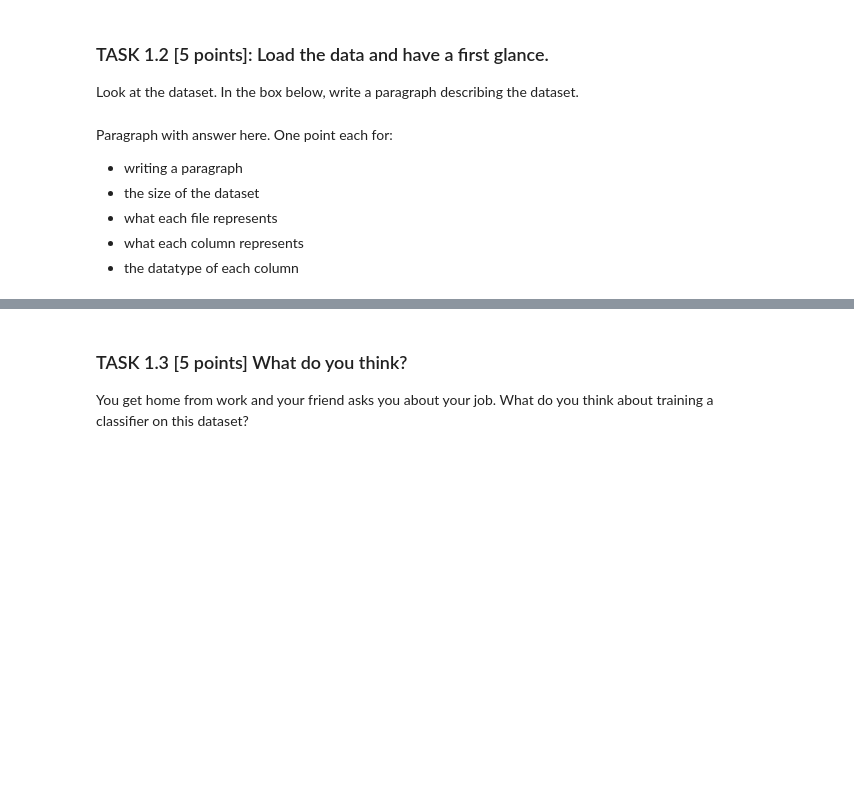
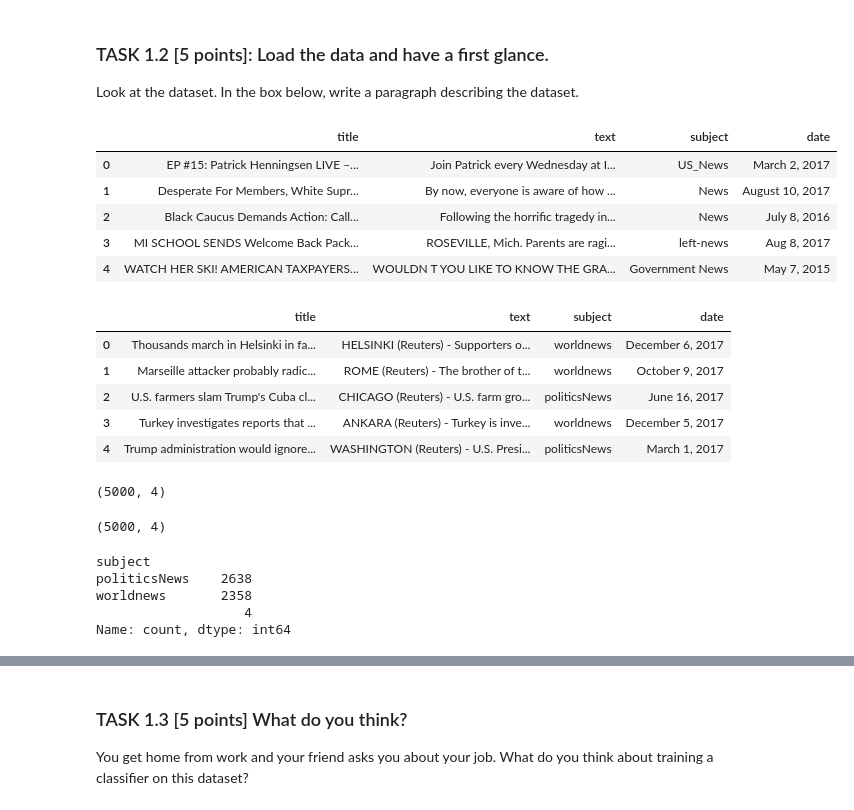
Before and after one commit to cooldeath49/CMSC320, a Jupyter notebook: hw6/HW6.ipynb, the cells around one changed output, grey strips where cells are left out. Drawn from its saved outputs; the diff is of its cells as text; code cells hidden in the pictures; blank space fills up the shorter version.

```diff
--- a/hw6/HW6.ipynb
+++ b/hw6/HW6.ipynb
@@ -28,7 +29,34 @@ Look at the dataset. In the box below, write a paragraph describing the dataset.
-# %% [markdown]
-Paragraph with answer here. One point each for:
-- writing a paragraph
-- the size of the dataset
-- what each file represents
-- what each column represents
-- the datatype of each column
+# %%
+import pandas as pd
+import numpy
+
+fake_df = pd.read_csv("fake.csv")
+real_df = pd.read_csv("real.csv")
+
+display(fake_df.head())
+display(real_df.head())
+
+display(fake_df.shape)
+display(real_df.shape)
+
+real_df["subject"].value_counts()
+# %% [output]
+|  | title | text | subject | date |
+| 0 | EP #15: Patrick Henningsen LIVE –... | Join Patrick every Wednesday at I... | US_News | March 2, 2017 |
+| 1 | Desperate For Members, White Supr... | By now, everyone is aware of how ... | News | August 10, 2017 |
+| 2 | Black Caucus Demands Action: Call... | Following the horrific tragedy in... | News | July 8, 2016 |
+| 3 | MI SCHOOL SENDS Welcome Back Pack... | ROSEVILLE, Mich. Parents are ragi... | left-news | Aug 8, 2017 |
+| 4 | WATCH HER SKI! AMERICAN TAXPAYERS... | WOULDN T YOU LIKE TO KNOW THE GRA... | Government News | May 7, 2015 |
+|  | title | text | subject | date |
+| 0 | Thousands march in Helsinki in fa... | HELSINKI (Reuters) - Supporters o... | worldnews | December 6, 2017 |
+| 1 | Marseille attacker probably radic... | ROME (Reuters) - The brother of t... | worldnews | October 9, 2017 |
+| 2 | U.S. farmers slam Trump's Cuba cl... | CHICAGO (Reuters) - U.S. farm gro... | politicsNews | June 16, 2017 |
+| 3 | Turkey investigates reports that ... | ANKARA (Reuters) - Turkey is inve... | worldnews | December 5, 2017 |
+| 4 | Trump administration would ignore... | WASHINGTON (Reuters) - U.S. Presi... | politicsNews | March 1, 2017 |
+(5000, 4)
+(5000, 4)
+subject
+politicsNews    2638
+worldnews       2358
+                   4
+Name: count, dtype: int64
```
Also changed, not shown: parts of 4 cells of this notebook.
